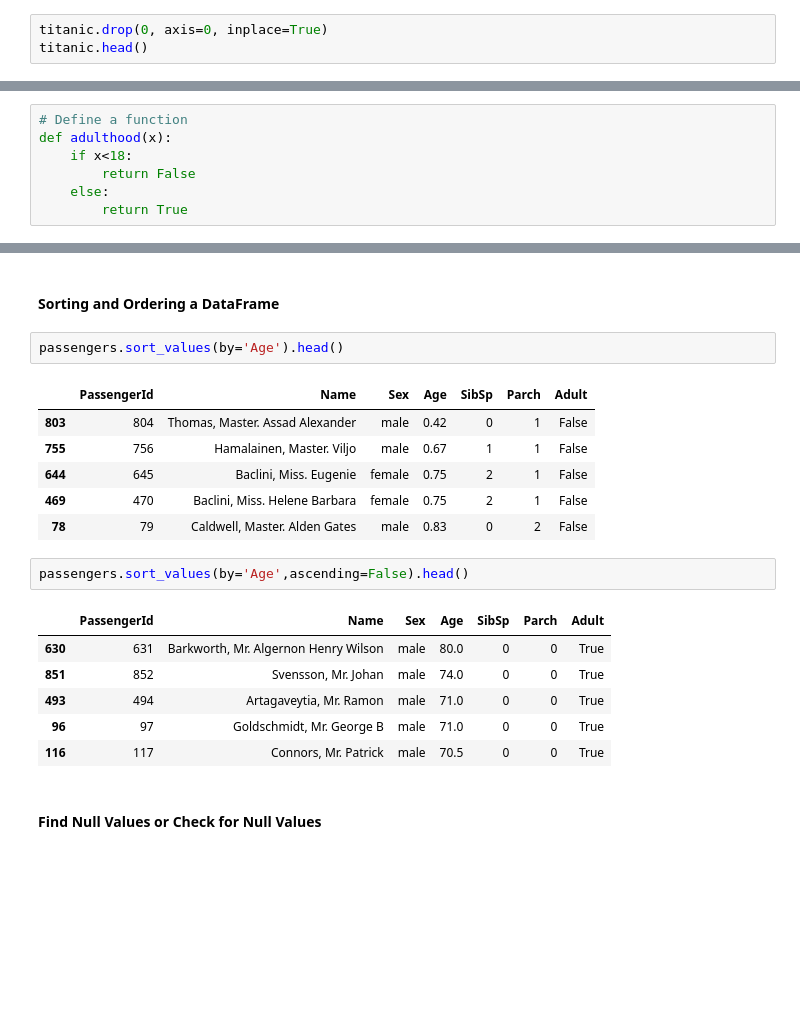
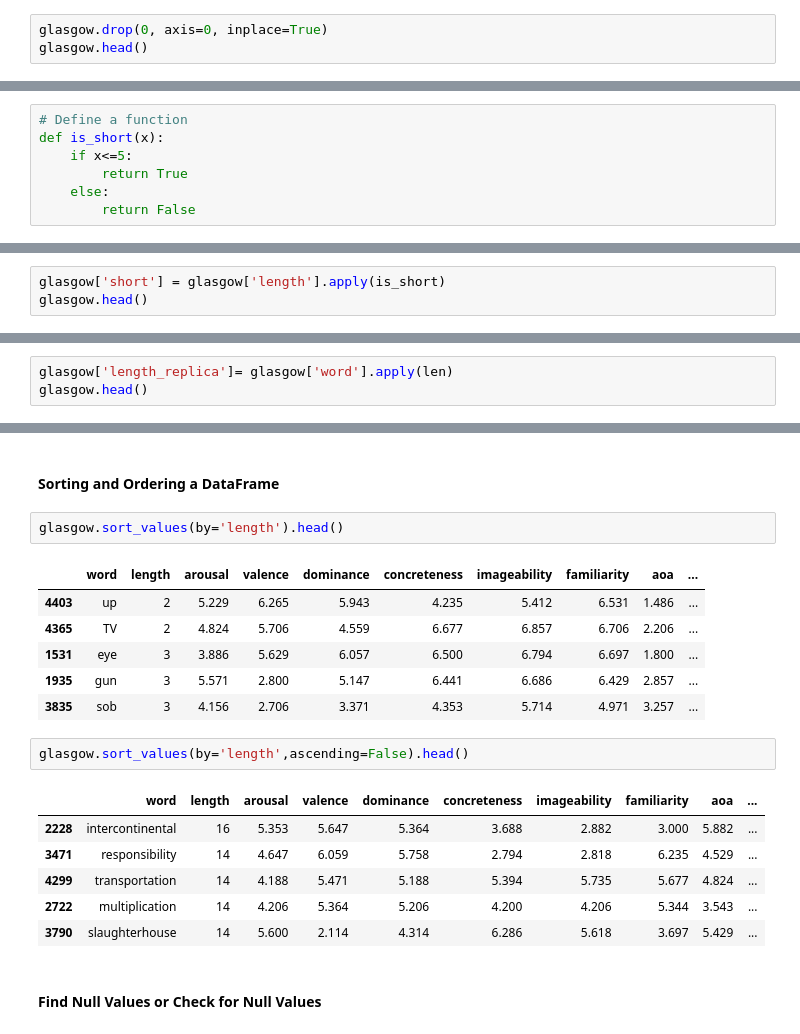
Before and after one commit to GiulioRossetti/DIPSCO_Python_Data_Analysis, a Jupyter notebook: notebooks/2. Data manipulation in Pandas.ipynb, the cells around one changed output, grey strips where cells are left out. Cells and saved outputs as stored; diff of their text form; blank space fills up the shorter version.

```diff
--- a/notebooks/2. Data manipulation in Pandas.ipynb
+++ b/notebooks/2. Data manipulation in Pandas.ipynb
@@ -366,6 +378,6 @@ titanic1.head()
 # %% [markdown]
 Updates can be performed **inplace** (without reasigning to a variable) by setting inplace=True
 # %%
-titanic.drop(0, axis=0, inplace=True)
-titanic.head()
+glasgow.drop(0, axis=0, inplace=True)
+glasgow.head()
 # %% [output]
@@ -783,8 +761,8 @@ left.join(right, how='outer')
 Pandas works with 'apply' method to accept any user-defined function...
 # %%
 # Define a function
-def adulthood(x):
-    if x<18:
+def is_short(x):
+    if x<=5:
+        return True
+    else:
         return False
-    else:
-        return True
@@ -800,0 +769,3 @@ passengers.head()
+# %%
+glasgow['short'] = glasgow['length'].apply(is_short)
+glasgow.head()
@@ -812,0 +781,3 @@ passengers.head()
+# %%
+glasgow['length_replica']= glasgow['word'].apply(len)
+glasgow.head()
@@ -854,23 +833,23 @@ passengers.head()
 # %% [markdown]
 #### Sorting and Ordering a DataFrame
 # %%
-passengers.sort_values(by='Age').head()
+glasgow.sort_values(by='length').head()
 # %% [output]
-|  | PassengerId | Name | Sex | Age | SibSp | Parch | Adult |
-| 803 | 804 | Thomas, Master. Assad Alexander | male | 0.42 | 0 | 1 | False |
-| 755 | 756 | Hamalainen, Master. Viljo | male | 0.67 | 1 | 1 | False |
-| 644 | 645 | Baclini, Miss. Eugenie | female | 0.75 | 2 | 1 | False |
-| 469 | 470 | Baclini, Miss. Helene Barbara | female | 0.75 | 2 | 1 | False |
-| 78 | 79 | Caldwell, Master. Alden Gates | male | 0.83 | 0 | 2 | False |
+|  | word | length | arousal | valence | dominance | concreteness | imageability | familiarity | aoa | ... |
+| 4403 | up | 2 | 5.229 | 6.265 | 5.943 | 4.235 | 5.412 | 6.531 | 1.486 | ... |
+| 4365 | TV | 2 | 4.824 | 5.706 | 4.559 | 6.677 | 6.857 | 6.706 | 2.206 | ... |
+| 1531 | eye | 3 | 3.886 | 5.629 | 6.057 | 6.500 | 6.794 | 6.697 | 1.800 | ... |
+| 1935 | gun | 3 | 5.571 | 2.800 | 5.147 | 6.441 | 6.686 | 6.429 | 2.857 | ... |
+| 3835 | sob | 3 | 4.156 | 2.706 | 3.371 | 4.353 | 5.714 | 4.971 | 3.257 | ... |
 # %%
-passengers.sort_values(by='Age',ascending=False).head()
+glasgow.sort_values(by='length',ascending=False).head()
 # %% [output]
-|  | PassengerId | Name | Sex | Age | SibSp | Parch | Adult |
-| 630 | 631 | Barkworth, Mr. Algernon Henry Wilson | male | 80.0 | 0 | 0 | True |
-| 851 | 852 | Svensson, Mr. Johan | male | 74.0 | 0 | 0 | True |
-| 493 | 494 | Artagaveytia, Mr. Ramon | male | 71.0 | 0 | 0 | True |
-| 96 | 97 | Goldschmidt, Mr. George B | male | 71.0 | 0 | 0 | True |
-| 116 | 117 | Connors, Mr. Patrick | male | 70.5 | 0 | 0 | True |
+|  | word | length | arousal | valence | dominance | concreteness | imageability | familiarity | aoa | ... |
+| 2228 | intercontinental | 16 | 5.353 | 5.647 | 5.364 | 3.688 | 2.882 | 3.000 | 5.882 | ... |
+| 3471 | responsibility | 14 | 4.647 | 6.059 | 5.758 | 2.794 | 2.818 | 6.235 | 4.529 | ... |
+| 4299 | transportation | 14 | 4.188 | 5.471 | 5.188 | 5.394 | 5.735 | 5.677 | 4.824 | ... |
+| 2722 | multiplication | 14 | 4.206 | 5.364 | 5.206 | 4.200 | 4.206 | 5.344 | 3.543 | ... |
+| 3790 | slaughterhouse | 14 | 5.600 | 2.114 | 4.314 | 6.286 | 5.618 | 3.697 | 5.429 | ... |
 # %% [markdown]
 #### Find Null Values or Check for Null Values
 # %%
```
Also changed, not shown: parts of 59 cells of this notebook, 1 other file.
